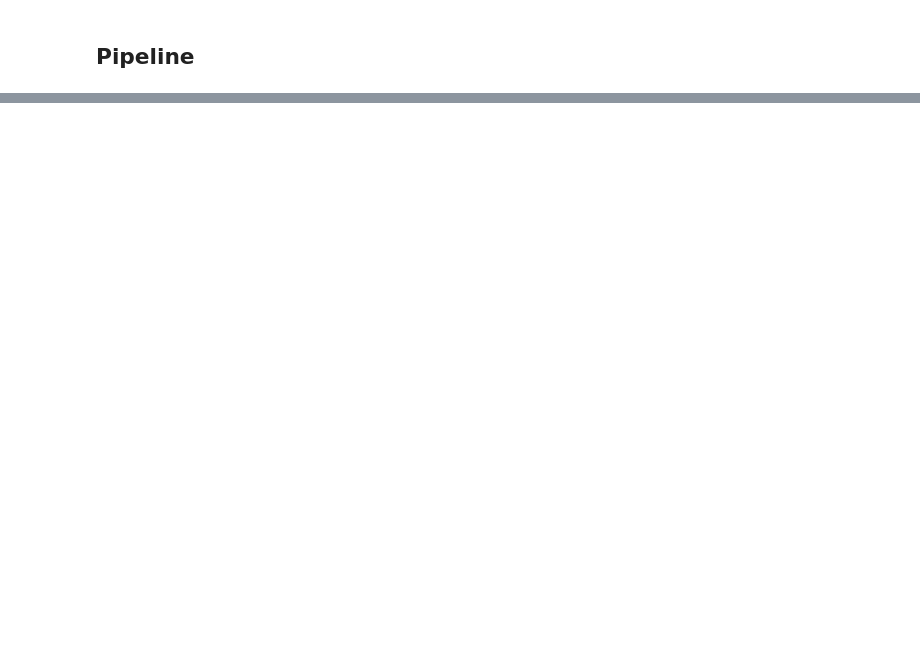
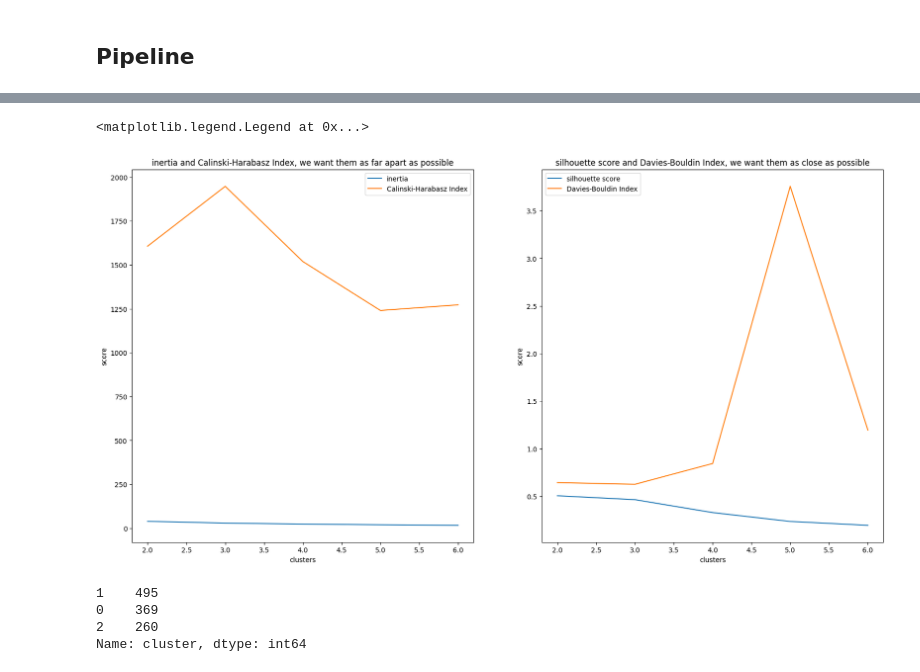
Before and after one commit to NicsLvl/DA1_Capstone_JADEN, a Jupyter notebook: Model_wind_turbine.ipynb, the cells around one changed output, grey strips where cells are left out. Saved outputs shown, nothing was run; the diff lists cells and outputs as text; code cells hidden in the pictures; blank space fills up the shorter version.

Commit message:
updated clustering algo and results and csvs

```diff
--- a/Model_wind_turbine.ipynb
+++ b/Model_wind_turbine.ipynb
@@ -239,5 +484,11 @@ plt.show()
+# %%
+# drop features
+dropped_features = ['xlong', 'ylat', 'Plant Id','Reported\nPrime Mover','Plant State', 'Census Region', 'NERC Region','Plant Code',
+                    'Number of Turbines','turbine_capacity (KW)',
+                    'Net Generation\n(Megawatthours)', 'Elec Fuel Consumption\nMMBtu', 'Nameplate Capacity (MW)', 'Summer Capacity (MW)', 'Winter Capacity (MW)',
+                    'hub_height (m)', 'rotor_diameter (m)', 'rotor_swept area (m2)', 'max_height (m)']
 # %%
-X = model_df.drop(['project_name'], axis=1)
+X = final_df.drop(dropped_features, axis=1)
 # %%
 # setup the ordinal features
 # ordinal_features = ['education']
@@ -271,17 +502,0 @@ models = [
-# %%
-model_name = []
-model_score = []
-clusters = [2,3,4,5,6,7,8,9,10]
-
-# optimize clusters for unknown data labels
-
-for name, model in models:
-    # for i in clusters:
-        n_model = model
-        # model_name.append(n_model)
-
-        print(f'running {name} with {model}')
-        pipeline = Pipeline([('preprocessor', preprocessor), ('clusterer', n_model)])
-        pipeline.fit(X)
-        sns.scatterplot(data = X, x = 'hub_height (m)', y = 'turbine_capacity (KW)', hue = n_model.labels_)
-        plt.show()
@@ -308,0 +566,19 @@ print(results)
+# %%
+# plot inertia and Calinski-Harabasz Index on one index, silhouette score and Davies-Bouldin Index on another
+fig, ax = plt.subplots(1,2, figsize=(20,10))
+ax[0].plot(clusters, inertia, label='inertia')
+ax[0].plot(clusters, ch_score, label='Calinski-Harabasz Index')
+ax[0].set_title('inertia and Calinski-Harabasz Index, we want them as far apart as possible')
+ax[0].set_xlabel('clusters')
+ax[0].set_ylabel('score')
+ax[0].legend()
+
+ax[1].plot(clusters, s_score, label='silhouette score')
+ax[1].plot(clusters, db_score, label='Davies-Bouldin Index')
+ax[1].set_title('silhouette score and Davies-Bouldin Index, we want them as close as possible')
+ax[1].set_xlabel('clusters')
+ax[1].set_ylabel('score')
+ax[1].legend()
+# %% [output]
+<matplotlib.legend.Legend at 0x...>
+[figure, added]
@@ -308,0 +598,7 @@ print(results)
+# %%
+final_copy.cluster.value_counts()
+# %% [output]
+1    495
+0    369
+2    260
+Name: cluster, dtype: int64
```
Also changed, not shown: parts of 57 cells of this notebook, 2 other files.
